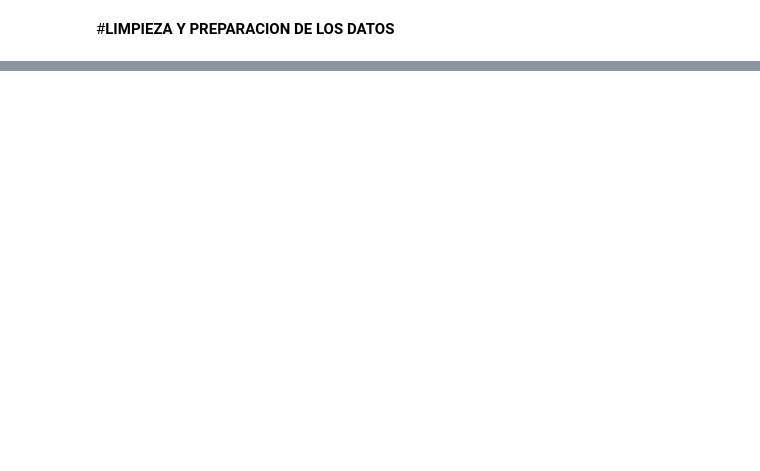
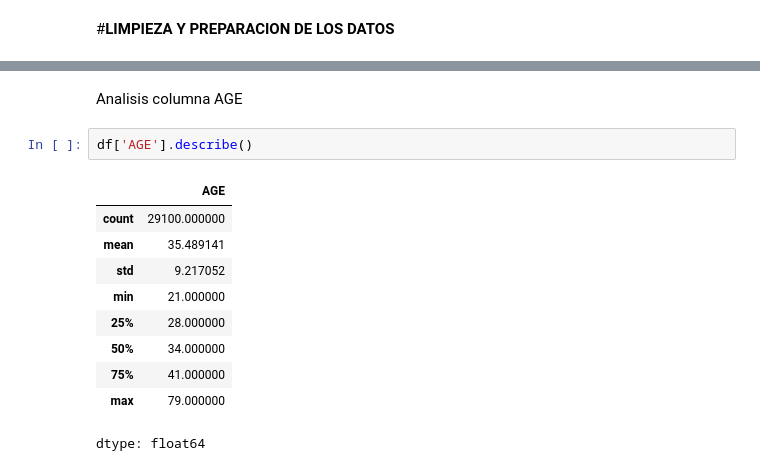
Before and after one commit to JuanCruzArese/TP-Final-ICD, a Jupyter notebook: TP_Final_ICD.ipynb, the cells around one changed output, grey strips where cells are left out. Saved outputs shown, nothing was run; the diff lists cells and outputs as text; blank space fills up the shorter version.

```diff
--- a/TP_Final_ICD.ipynb
+++ b/TP_Final_ICD.ipynb
@@ -108,0 +176,15 @@ y = df['default.payment.next.month']
+# %% [markdown]
+Analisis columna AGE
+# %%
+df['AGE'].describe()
+# %% [output]
+|  | AGE |
+| count | 29100.000000 |
+| mean | 35.489141 |
+| std | 9.217052 |
+| min | 21.000000 |
+| 25% | 28.000000 |
+| 50% | 34.000000 |
+| 75% | 41.000000 |
+| max | 79.000000 |
+dtype: float64
```
Also changed, not shown: parts of 31 cells of this notebook.
